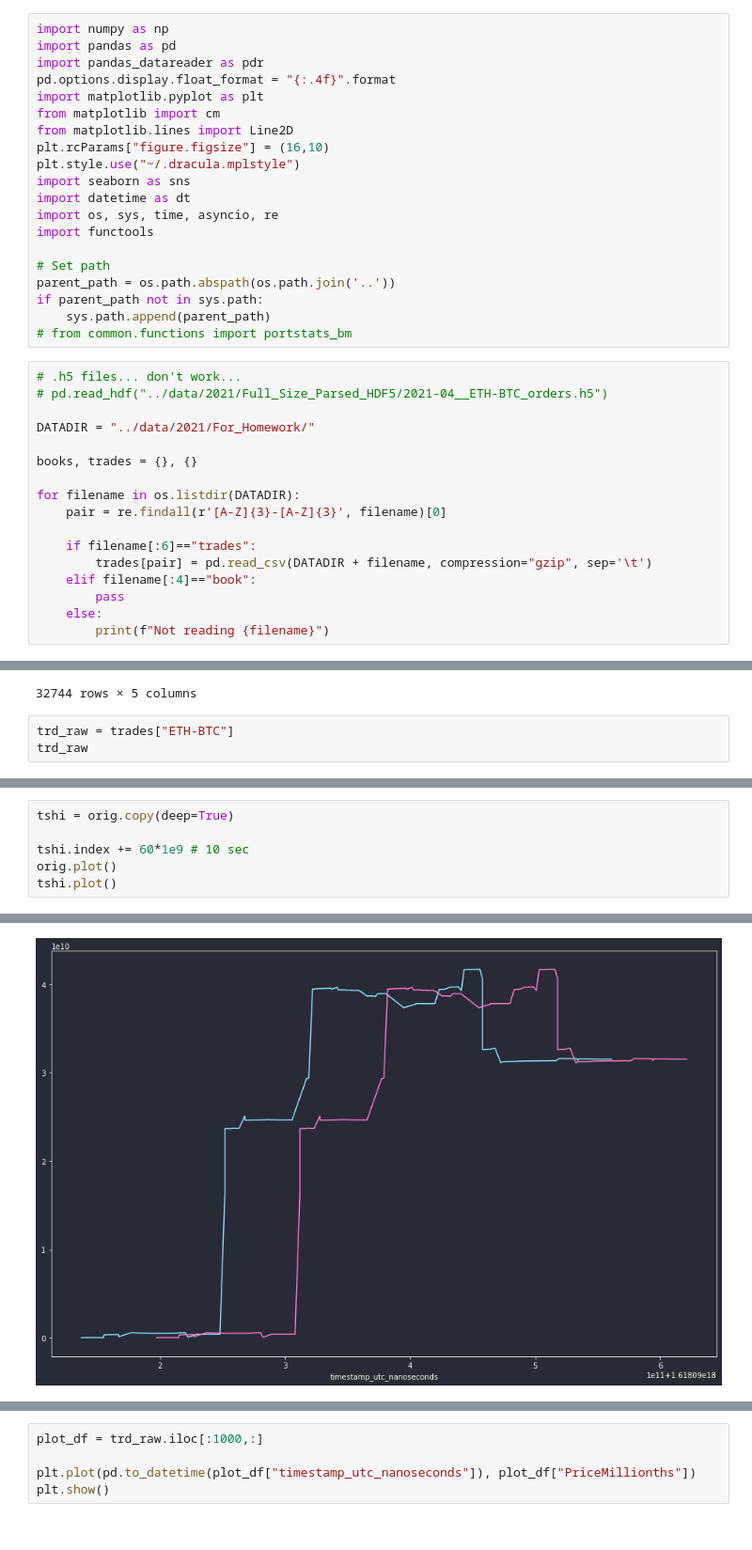
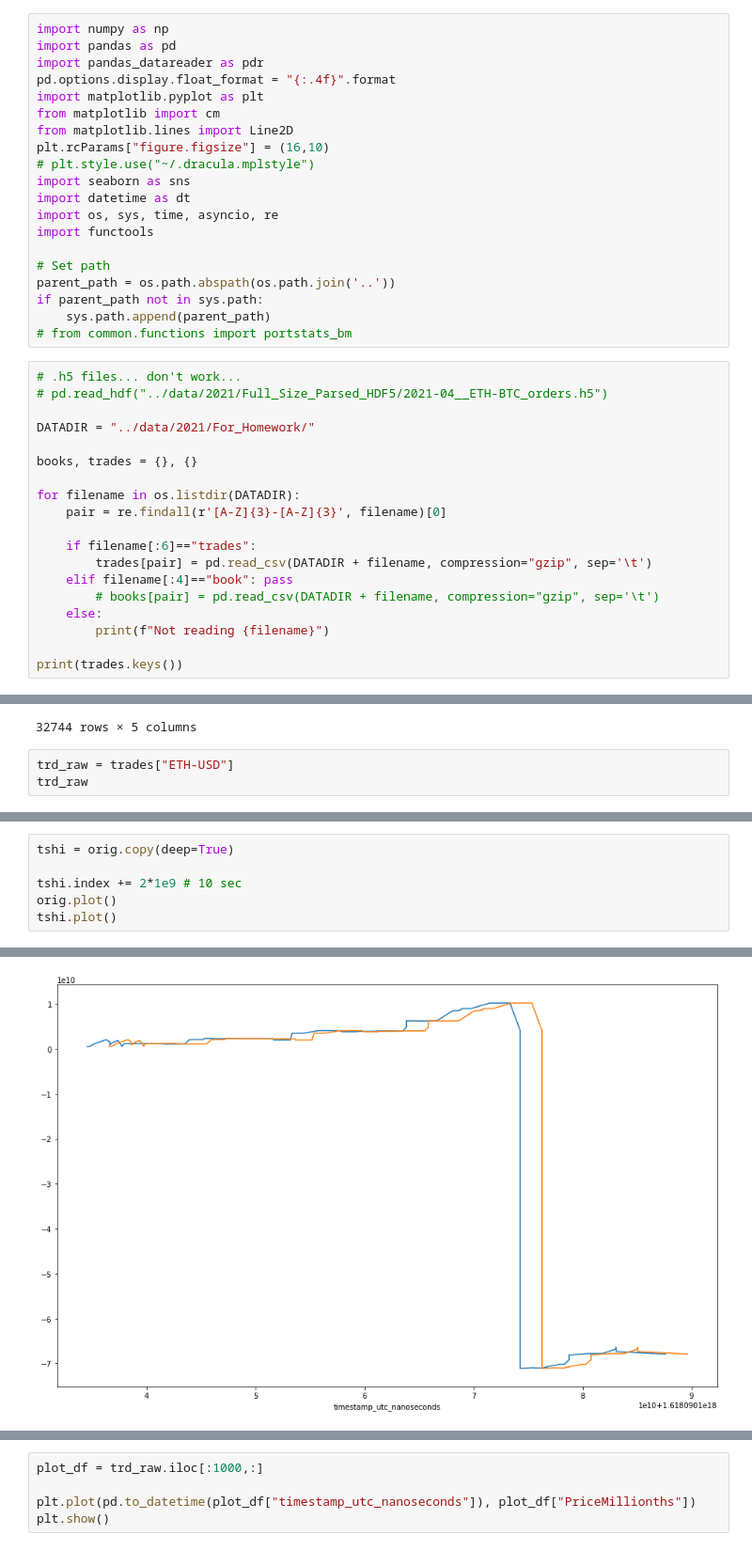
Before and after one commit to philipwlee/regquant, a Jupyter notebook: hw4_flow/hw4_flow_philip_lee_12129240.ipynb, the cells around one changed output, grey strips where cells are left out. Shown at 94% size. Saved outputs shown, nothing was run; the diff lists cells and outputs as text.

```diff
--- a/hw4_flow/hw4_flow_philip_lee_12129240.ipynb
+++ b/hw4_flow/hw4_flow_philip_lee_12129240.ipynb
@@ -7,7 +7,7 @@ import matplotlib.pyplot as plt
 from matplotlib import cm
 from matplotlib.lines import Line2D
 plt.rcParams["figure.figsize"] = (16,10)
-plt.style.use("~/.dracula.mplstyle")
+# plt.style.use("~/.dracula.mplstyle")
 import seaborn as sns
 import datetime as dt
 import os, sys, time, asyncio, re
@@ -31,7 +31,9 @@ for filename in os.listdir(DATADIR):
 
     if filename[:6]=="trades":
         trades[pair] = pd.read_csv(DATADIR + filename, compression="gzip", sep='\t')
-    elif filename[:4]=="book":
-        pass
+    elif filename[:4]=="book": pass
+        # books[pair] = pd.read_csv(DATADIR + filename, compression="gzip", sep='\t')
     else:
         print(f"Not reading {filename}")
+
+print(trades.keys())
@@ -52,7 +60,7 @@ trades["ETH-BTC"]
 | 32743 | 1618270616012160000 | 1618270616105583000 | 35760 | 16673940 | -1 |
 32744 rows × 5 columns
 # %%
-trd_raw = trades["ETH-BTC"]
+trd_raw = trades["ETH-USD"]
 trd_raw
 # %% [output]
 |  | received_utc_nanoseconds | timestamp_utc_nanoseconds | PriceMillionths | SizeBillionths | Side |
@@ -98,12 +144,12 @@ Name: dflow, Length: 100, dtype: int64
 # %%
 tshi = orig.copy(deep=True)
 
-tshi.index += 60*1e9 # 10 sec
+tshi.index += 2*1e9 # 10 sec
 orig.plot()
 tshi.plot()
 # %% [output]
 <AxesSubplot:xlabel='timestamp_utc_nanoseconds'>
-[figure, old version]
+[figure, new version]
 # %%
 tshi.name = "new"
 
```
Also changed, not shown: parts of 8 cells of this notebook.
